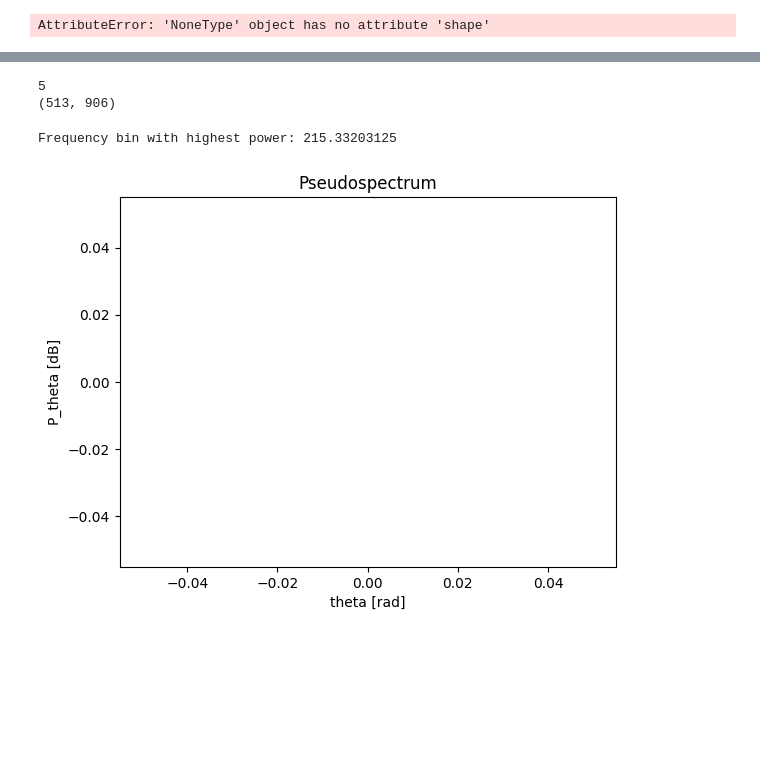
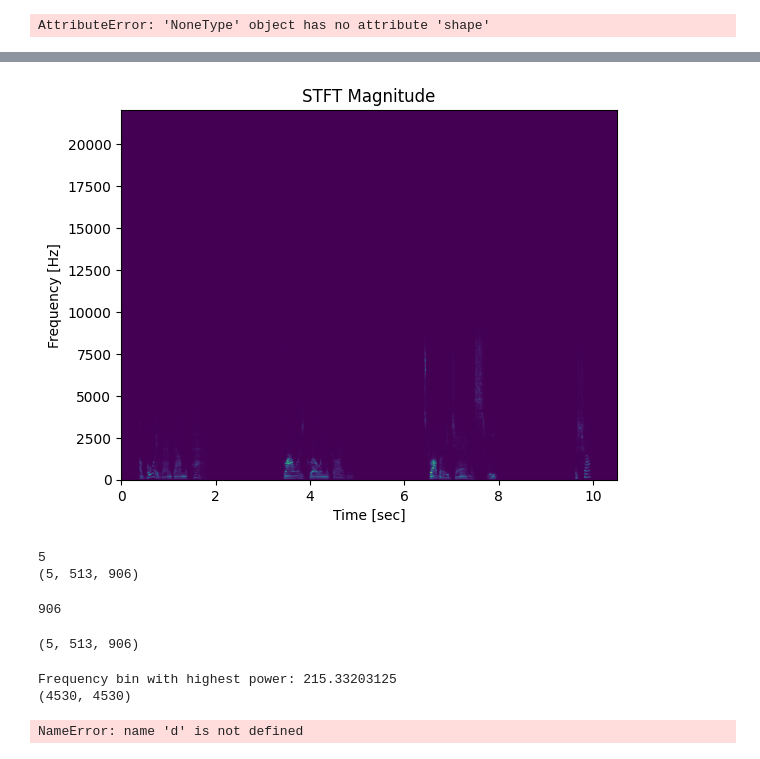
Before and after one commit to ItzAzoron/Signal_Processing_Project, a Jupyter notebook: notebook_skeleton.ipynb, the cells around one changed output, grey strips where cells are left out. Saved outputs shown, nothing was run; the diff lists cells and outputs as text; code cells hidden in the pictures; blank space fills up the shorter version.

```diff
--- a/notebook_skeleton.ipynb
+++ b/notebook_skeleton.ipynb
@@ -603,22 +625,27 @@ print(DOAestAll[0]*180/np.pi)
 # %%
 from scipy.signal import stft
+
 if acousticScenario.fs == 44100:
-    ShortTimeFourierTransform = []
+    Y_STFT = []
     for mic in mict:
         f, t, Zxx = stft(mic, fs=acousticScenario.fs, nperseg=1024, noverlap=512)
-        ShortTimeFourierTransform.append(Zxx)
-    ShortTimeFourierTransform = np.array(ShortTimeFourierTransform)
-    """plt.pcolormesh(t, f, np.abs(Zxx), shading='gouraud')
+        Y_STFT.append(Zxx)
+    Y_STFT = np.array(Y_STFT)
+    plt.pcolormesh(t, f, np.abs(Zxx), shading='gouraud')
     plt.title('STFT Magnitude')
     plt.ylabel('Frequency [Hz]')
     plt.xlabel('Time [sec]')
-    plt.show()"""
+    plt.show()
 else:
     print('STFT not available for this sampling frequency.')
+# %% [output]
+[figure, added]
 # %%
-print(len(ShortTimeFourierTransform))
-print(ShortTimeFourierTransform[0].shape)
+print(len(Y_STFT))
+print(Y_STFT.shape)
+len(t)
 # %% [output]
 5
-(513, 906)
+(5, 513, 906)
+906
 # %%
@@ -666,8 +700,13 @@ def music_narrowband(ShortTimeFourierTransform, f):
     plt.xlabel('theta [rad]')
     plt.show()
     return P
+# %%
+Y_STFT.shape
+# %% [output]
+(5, 513, 906)
 # %%
-P = music_narrowband(ShortTimeFourierTransform, f)
+P = music_narrowband(Y_STFT, f)
 # %% [output]
 Frequency bin with highest power: 215.33203125
+(4530, 4530)
-[figure, removed]
+NameError: name 'd' is not defined
```
Also changed, not shown: parts of 9 cells of this notebook.
